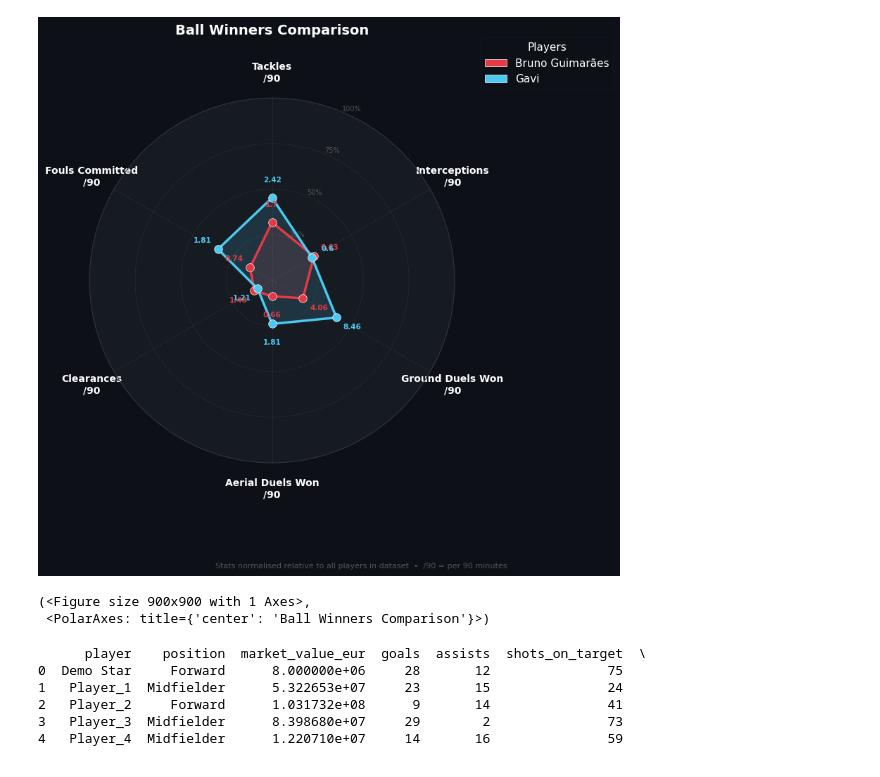
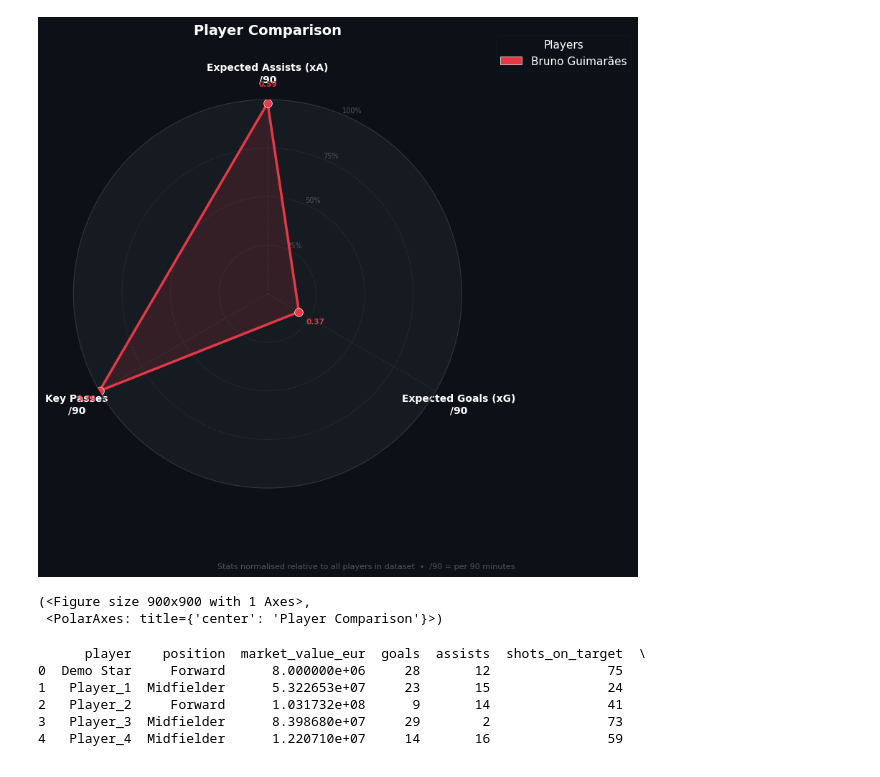
Before and after one commit to amenhany/football-analytics, a Jupyter notebook: notebooks/04_analysis_and_visualization.ipynb, the cells around one changed output. Saved outputs shown, nothing was run; the diff lists cells and outputs as text; code cells hidden in the pictures.

```diff
--- a/notebooks/04_analysis_and_visualization.ipynb
+++ b/notebooks/04_analysis_and_visualization.ipynb
@@ -20,14 +20,17 @@ plot_radar(
 # %%
 plot_radar(
     df,
-    players=["Bruno Guimarães", "Gavi"],
-    role="Ball Winning Midfielder",
-    title="Ball Winners Comparison",
+    players=["Bruno Guimarães"],
+    stats=[
+        "Expected Assists (xA) (Per90)",
+        "Expected Goals (xG) (Per90)",
+        "Key Passes (Per90)"
+    ],
 )
 # %% [output]
-[figure, old version]
+[figure, new version]
 (<Figure size 900x900 with 1 Axes>,
- <PolarAxes: title={'center': 'Ball Winners Comparison'}>)
+ <PolarAxes: title={'center': 'Player Comparison'}>)
 # %%
 import sys, os
 sys.path.insert(0, os.path.abspath(".."))
```
Also changed, not shown: parts of 1 cell of this notebook, 1 other file.
